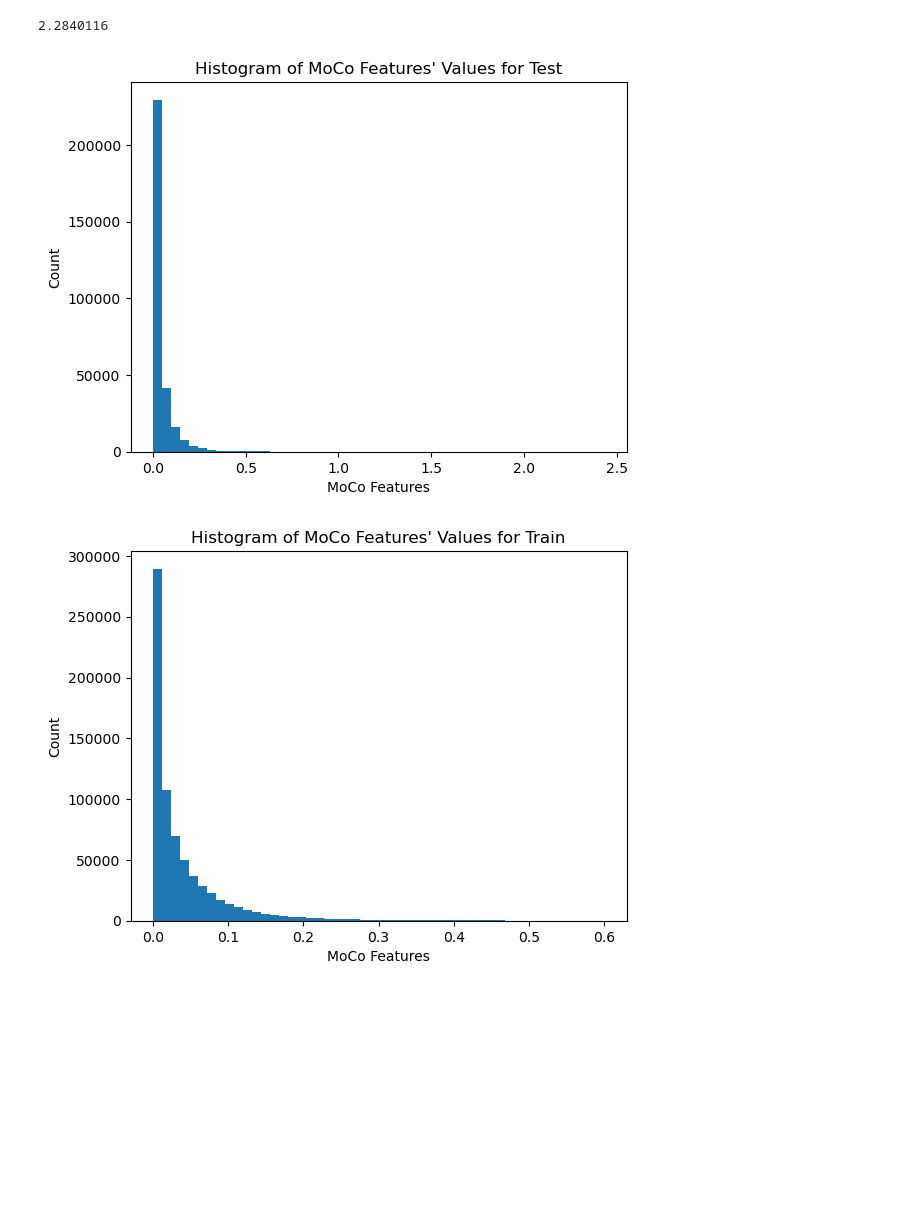
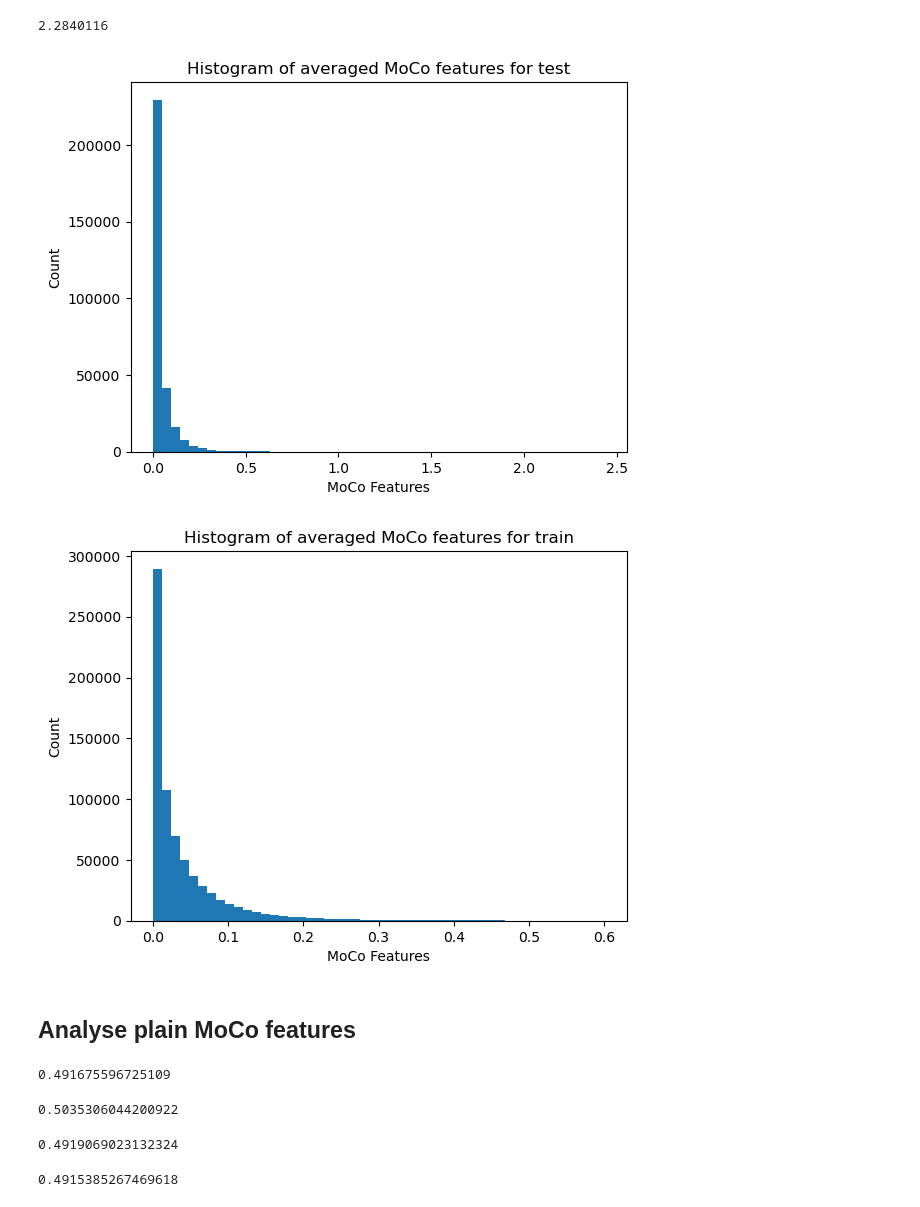
Before and after one commit to stlbnmaria/enschallenge2023, a Jupyter notebook: exploring_data/eda_analysis.ipynb, the cells around one changed output. Cells and saved outputs as stored; diff of their text form; code cells hidden in the pictures; blank space fills up the shorter version.

```diff
--- a/exploring_data/eda_analysis.ipynb
+++ b/exploring_data/eda_analysis.ipynb
@@ -386,15 +526,17 @@ np.max(X_train)
 # %%
 plt.hist(X_test.flatten(), bins=50)
 plt.xlabel("MoCo Features")
 plt.ylabel("Count")
-plt.title("Histogram of MoCo Features' Values for Test");
+plt.title("Histogram of averaged MoCo features for test");
 # %% [output]
-[figure, old version]
+[figure, new version]
 # %%
 cond = np.where(X_train < 0.6)
 plt.hist(X_train[cond].flatten(), bins=50)
 plt.xlabel("MoCo Features")
 plt.ylabel("Count")
-plt.title("Histogram of MoCo Features' Values for Train");
+plt.title("Histogram of averaged MoCo features for train");
 # %% [output]
-[figure, old version]
+[figure, new version]
+# %% [markdown]
+## Analyse plain MoCo features
@@ -400,0 +549,10 @@ plt.title("Histogram of MoCo Features' Values for Train");
+# %%
+np.sum(X_train[:, 1:].flatten() == 0) / (
+    X_train[:, 1:].shape[0] * X_train[:, 1:].shape[1]
+)
+# %% [output]
+0.491675596725109
+# %%
+np.sum(X_test[:, 1:].flatten() == 0) / (X_test[:, 1:].shape[0] * X_test[:, 1:].shape[1])
+# %% [output]
+0.5035306044200922
@@ -400,0 +568,8 @@ plt.title("Histogram of MoCo Features' Values for Train");
+# %%
+np.sum(mut == 0) / len(mut)
+# %% [output]
+0.4919069023132324
+# %%
+np.sum(no_mut == 0) / len(no_mut)
+# %% [output]
+0.4915385267469618
```
Also changed, not shown: parts of 24 cells of this notebook.
